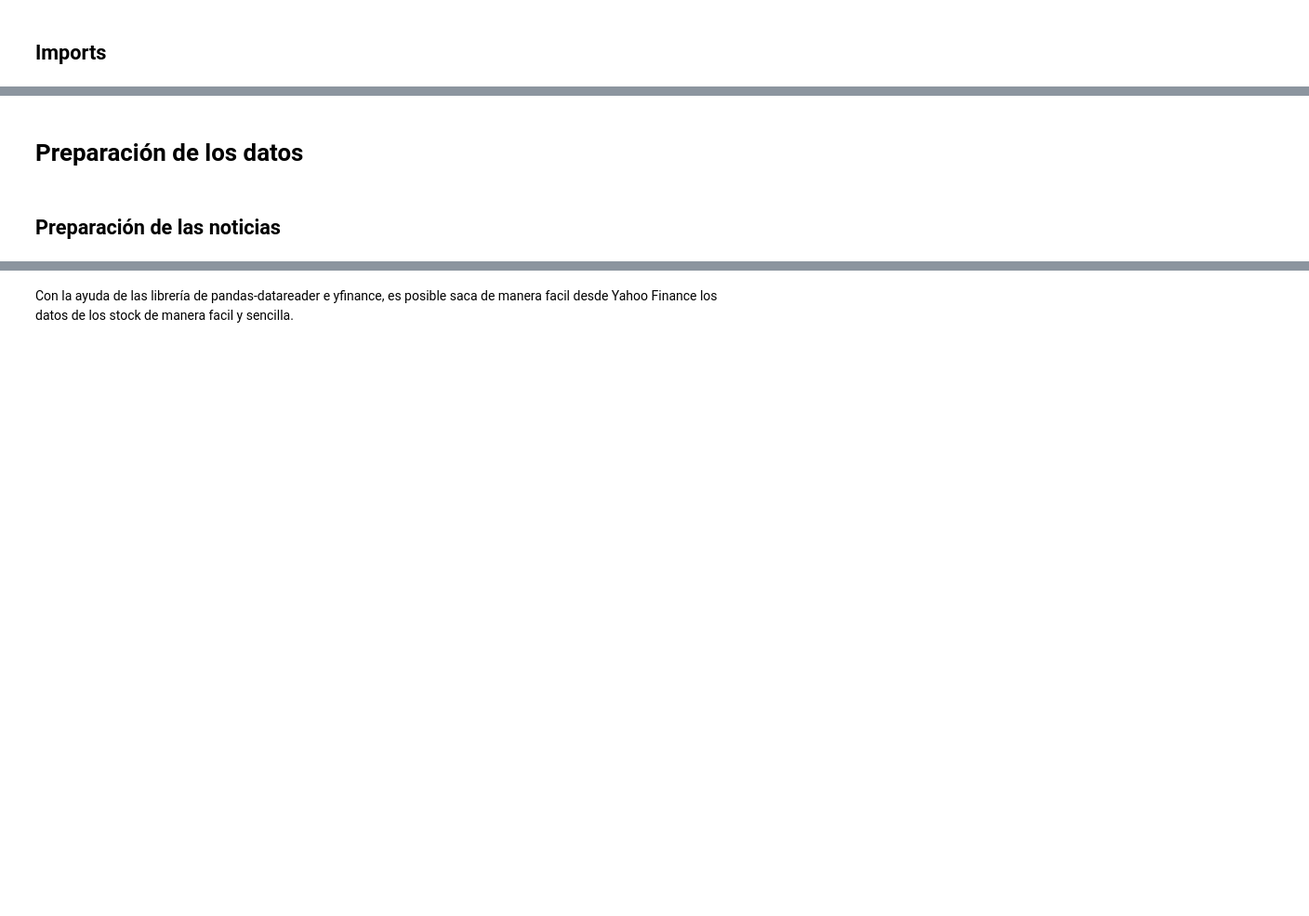
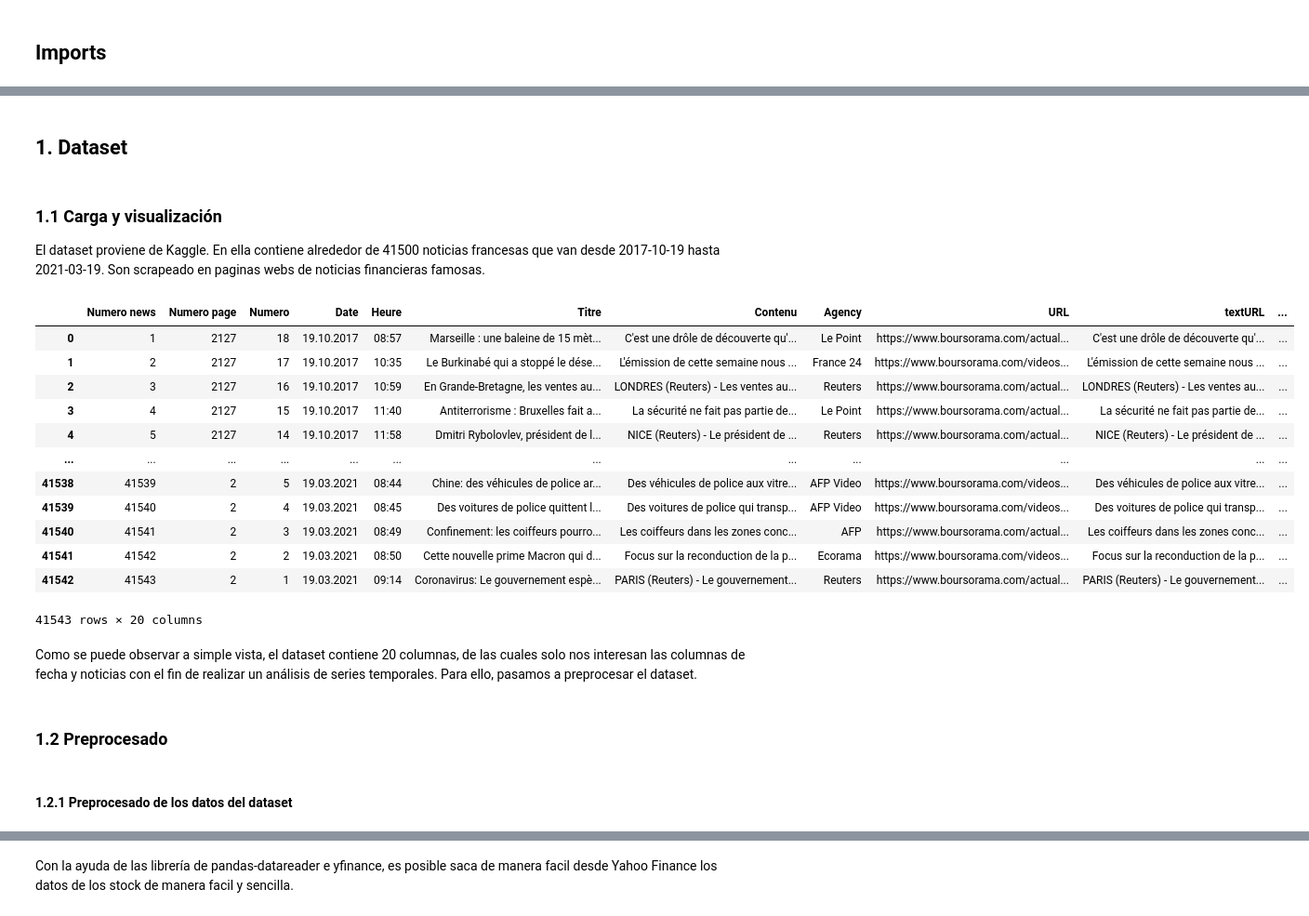
Before and after one commit to AlejandroPqLz/StockPrediction, a Jupyter notebook: DCDC_PrácticaFinal_Predicción de Stock.ipynb, the cells around one changed output, grey strips where cells are left out. Shown: that part at 93% size. Drawn from its saved outputs; the diff is of its cells as text; code cells hidden in the pictures; blank space fills up the shorter version.

Commit message:
notebook con análisis y predicción sin adaptar

```diff
--- a/DCDC_PrácticaFinal_Predicción de Stock.ipynb
+++ b/DCDC_PrácticaFinal_Predicción de Stock.ipynb
@@ -63,2 +78,35 @@ Requirement already satisfied: six in /usr/lib/python3/dist-packages (from patsy
+# %% [markdown]
+## 1. Dataset
+# %% [markdown]
+### 1.1 Carga y visualización
+
+El dataset proviene de Kaggle. En ella contiene alrededor de 41500 noticias francesas que van desde 2017-10-19 hasta 2021-03-19. Son scrapeado en paginas webs de noticias financieras famosas.
+# %%
+# Abrimos el archivo en formato pandas Dataframe
+# =====================================================================
+
+# Vía local ======
+news_french = pd.read_csv("./data/FrenchNews.csv", parse_dates=True,  sep=',') # lectura y preprocesado de datos
+
+# Visualización de los datos
+news_french # versión tabular
+# %% [output]
+|  | Numero news | Numero page | Numero | Date | Heure | Titre | Contenu | Agency | URL | textURL | ... |
+| 0 | 1 | 2127 | 18 | 19.10.2017 | 08:57 | Marseille : une baleine de 15 mèt... | C'est une drôle de découverte qu'... | Le Point | https://www.boursorama.com/actual... | C'est une drôle de découverte qu'... | ... |
+| 1 | 2 | 2127 | 17 | 19.10.2017 | 10:35 | Le Burkinabé qui a stoppé le dése... | L'émission de cette semaine nous ... | France 24 | https://www.boursorama.com/videos... | L'émission de cette semaine nous ... | ... |
+| 2 | 3 | 2127 | 16 | 19.10.2017 | 10:59 | En Grande-Bretagne, les ventes au... | LONDRES (Reuters) - Les ventes au... | Reuters | https://www.boursorama.com/actual... | LONDRES (Reuters) - Les ventes au... | ... |
+| 3 | 4 | 2127 | 15 | 19.10.2017 | 11:40 | Antiterrorisme : Bruxelles fait a... | La sécurité ne fait pas partie de... | Le Point | https://www.boursorama.com/actual... | La sécurité ne fait pas partie de... | ... |
+| 4 | 5 | 2127 | 14 | 19.10.2017 | 11:58 | Dmitri Rybolovlev, président de l... | NICE (Reuters) - Le président de ... | Reuters | https://www.boursorama.com/actual... | NICE (Reuters) - Le président de ... | ... |
+| ... | ... | ... | ... | ... | ... | ... | ... | ... | ... | ... | ... |
+| 41538 | 41539 | 2 | 5 | 19.03.2021 | 08:44 | Chine: des véhicules de police ar... | Des véhicules de police aux vitre... | AFP Video | https://www.boursorama.com/videos... | Des véhicules de police aux vitre... | ... |
+| 41539 | 41540 | 2 | 4 | 19.03.2021 | 08:45 | Des voitures de police quittent l... | Des voitures de police qui transp... | AFP Video | https://www.boursorama.com/videos... | Des voitures de police qui transp... | ... |
+| 41540 | 41541 | 2 | 3 | 19.03.2021 | 08:49 | Confinement: les coiffeurs pourro... | Les coiffeurs dans les zones conc... | AFP | https://www.boursorama.com/actual... | Les coiffeurs dans les zones conc... | ... |
+| 41541 | 41542 | 2 | 2 | 19.03.2021 | 08:50 | Cette nouvelle prime Macron qui d... | Focus sur la reconduction de la p... | Ecorama | https://www.boursorama.com/videos... | Focus sur la reconduction de la p... | ... |
+| 41542 | 41543 | 2 | 1 | 19.03.2021 | 09:14 | Coronavirus: Le gouvernement espè... | PARIS (Reuters) - Le gouvernement... | Reuters | https://www.boursorama.com/actual... | PARIS (Reuters) - Le gouvernement... | ... |
+41543 rows × 20 columns
+# %% [markdown]
+Como se puede observar a simple vista, el dataset contiene 20 columnas, de las cuales solo nos interesan las columnas de fecha y noticias con el fin de realizar un análisis de series temporales. Para ello, pasamos a preprocesar el dataset.
+# %% [markdown]
+### 1.2 Preprocesado
 # %% [markdown]
-# Preparación de los datos
+#### 1.2.1 Preprocesado de los datos del dataset
@@ -69,2 +112,0 @@ import numpy as np
-# %% [markdown]
-## Preparación de las noticias
```
Also changed, not shown: parts of 92 cells of this notebook.
